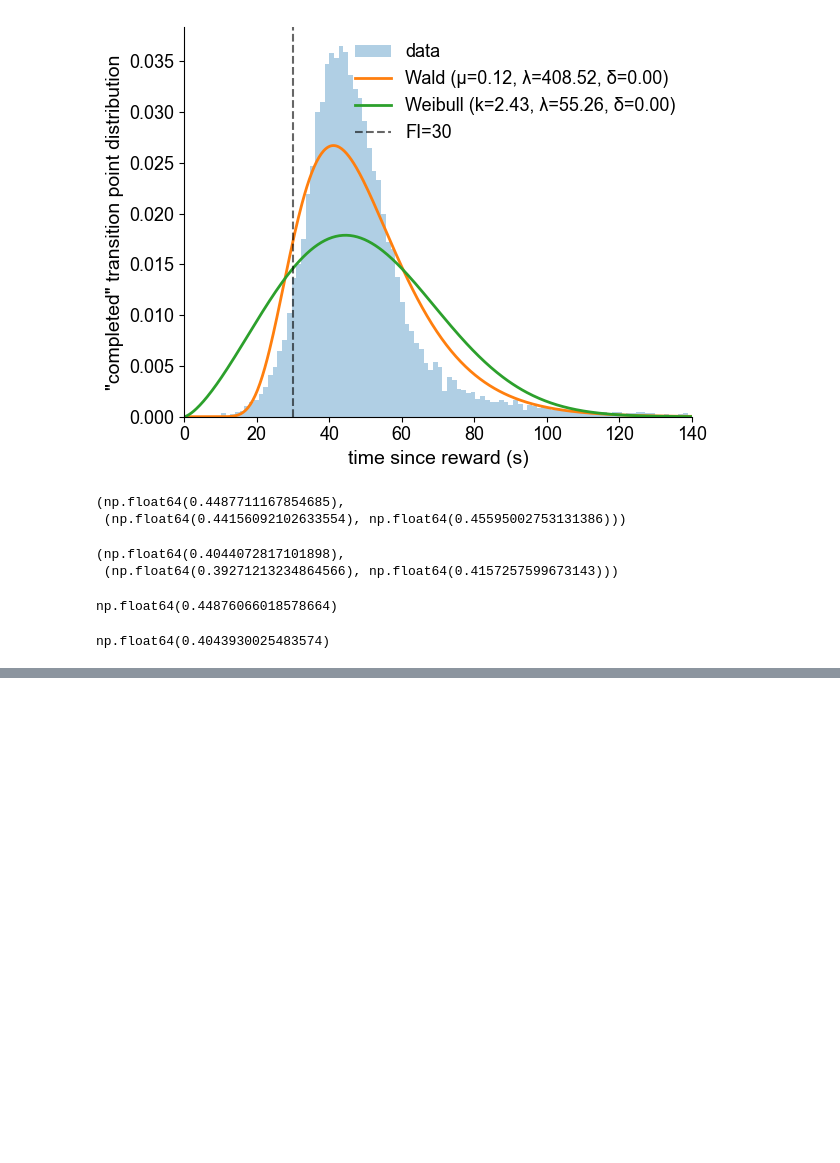
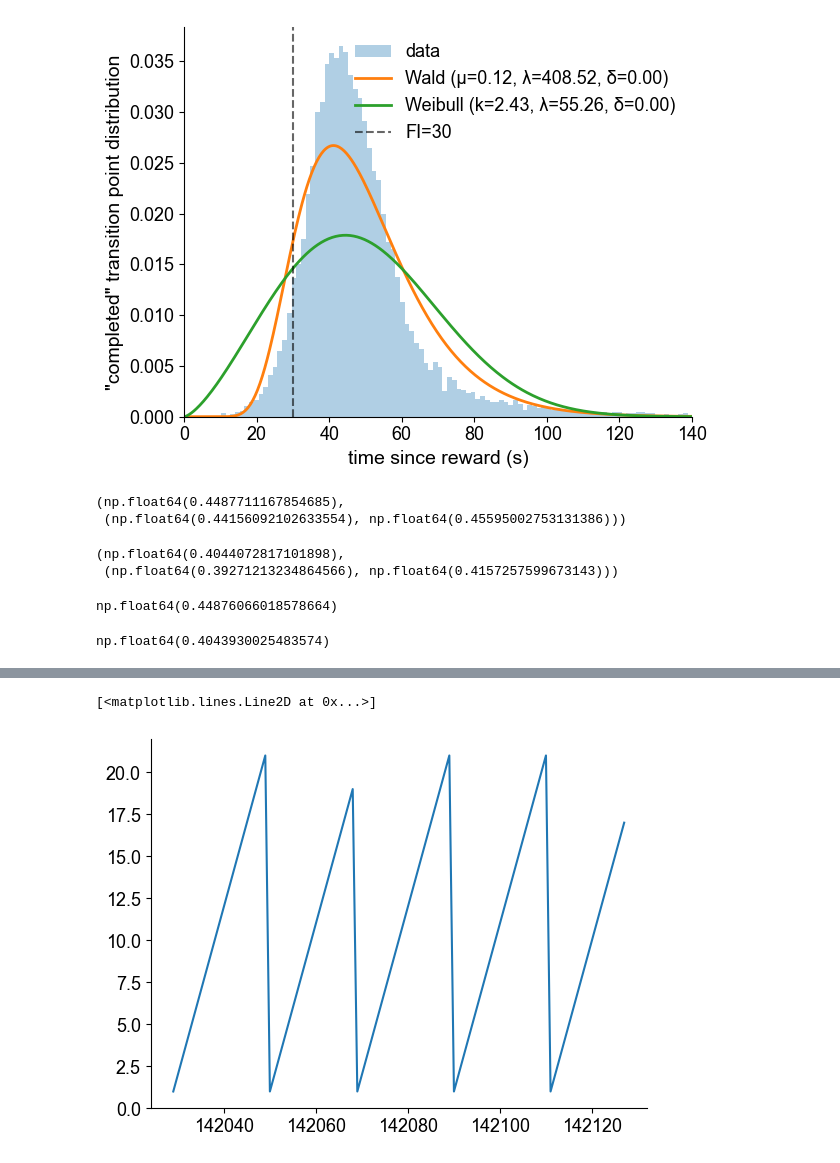
Before and after one commit to sofs12/rats_ficlickrwd, a Jupyter notebook: notebooks/bhv.ipynb, the cells around one changed output, grey strips where cells are left out. Drawn from its saved outputs; the diff is of its cells as text; code cells hidden in the pictures; blank space fills up the shorter version.

```diff
--- a/notebooks/bhv.ipynb
+++ b/notebooks/bhv.ipynb
@@ -2795,0 +2827,5 @@ and then there was photometry (thesis nb)
+# %%
+plt.plot(blocksdf.query('animal == "Zirconium" and date == "250501"').trialno_within_block)
+# %% [output]
+[<matplotlib.lines.Line2D at 0x...>]
+[figure, added]
```
Also changed, not shown: parts of 8 cells of this notebook, 4 other files.
